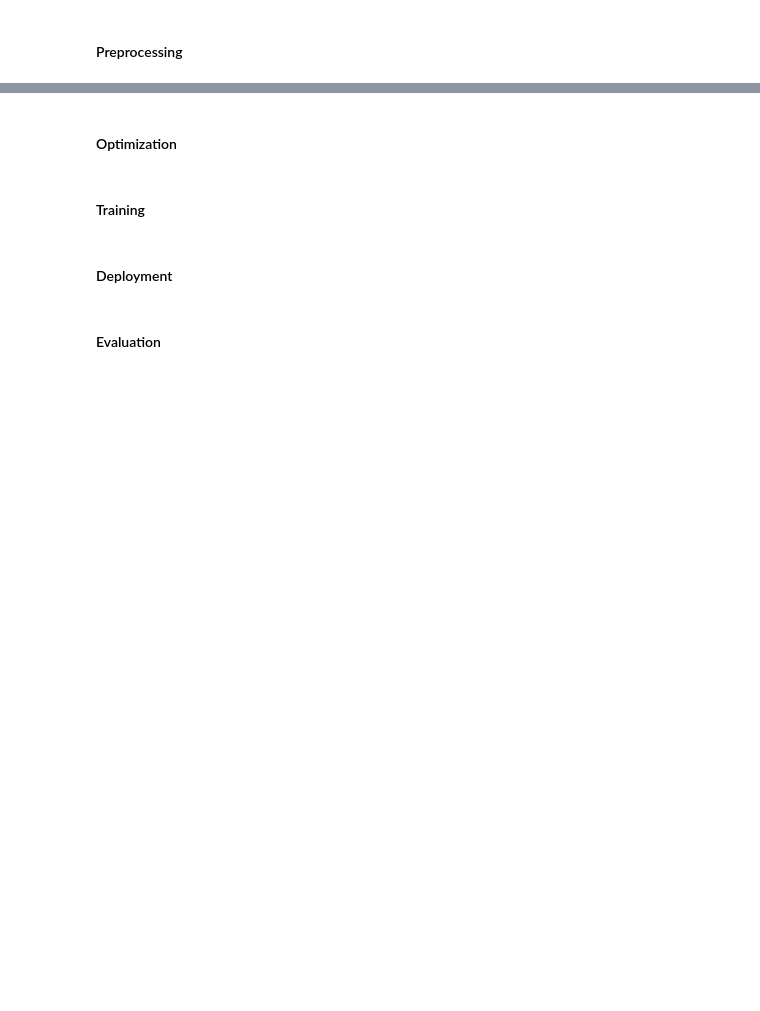
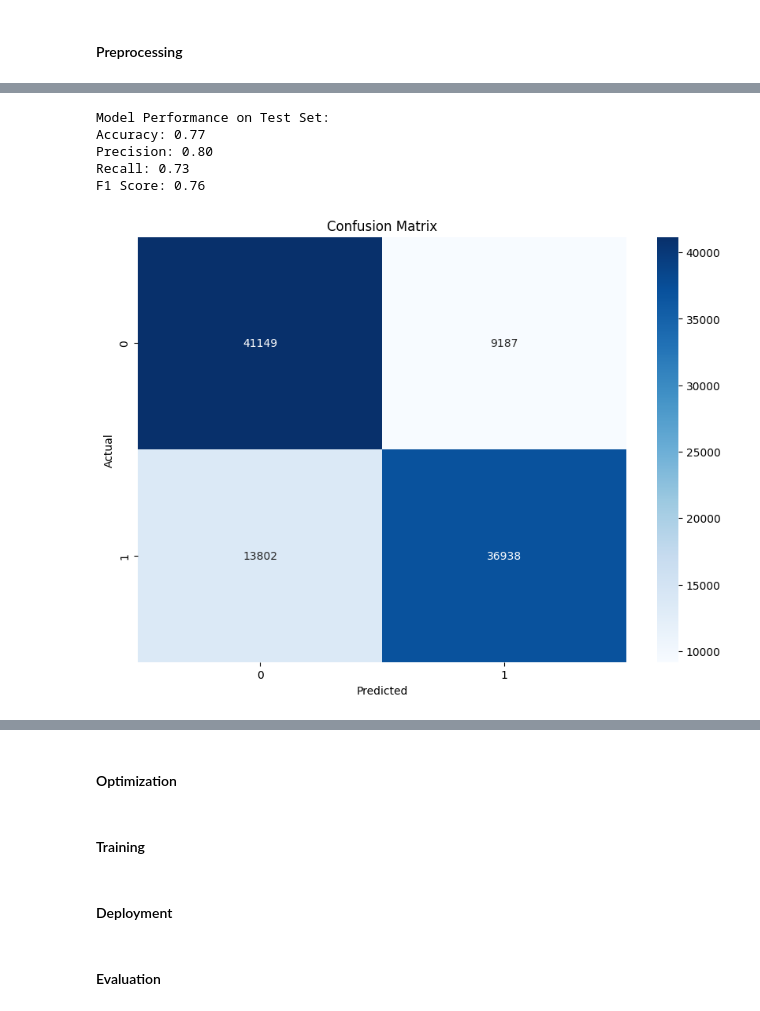
Before and after one commit to pasottimatteo98/NLP_SarcasmDetector, a Jupyter notebook: NLP_pytorch_sarcasm.ipynb, the cells around one changed output, grey strips where cells are left out. Cells and saved outputs as stored; diff of their text form; code cells hidden in the pictures; blank space fills up the shorter version.

```diff
--- a/NLP_pytorch_sarcasm.ipynb
+++ b/NLP_pytorch_sarcasm.ipynb
@@ -1362,0 +1570,59 @@ This process was applied to both the training and testing datasets, ensuring tha
+# %%
+# Evaluation on test dataset
+def prepare_data(data):
+    input_ids, attention_masks = encode_comments(data['comment'])
+    return input_ids, attention_masks
+
+# Assuming you have a test_data DataFrame
+test_data = pd.read_csv("test_sarcasm.csv")  # Make sure to replace with your actual test data file
+input_ids, attention_masks = prepare_data(test_data)
+labels = torch.tensor(test_data['label'].values)
+
+# Create the DataLoader
+test_dataset = TensorDataset(input_ids, attention_masks, labels)
+test_dataloader = DataLoader(test_dataset, batch_size=32)
+
+# Evaluation
+predictions = []
+true_labels = []
+
+for batch in test_dataloader:
+    b_input_ids = batch[0].to(device)
+    b_attention_mask = batch[1].to(device)
+    b_labels = batch[2].to(device)
+
+    with torch.no_grad():
+        outputs = model(b_input_ids, attention_mask=b_attention_mask)
+
+    logits = outputs.logits
+    batch_predictions = torch.argmax(logits, dim=1).flatten()
+
+    predictions.extend(batch_predictions.cpu().numpy())
+    true_labels.extend(b_labels.cpu().numpy())
+# %%
+# Calculate metrics
+accuracy = accuracy_score(true_labels, predictions)
+precision, recall, f1, _ = precision_recall_fscore_support(true_labels, predictions, average='binary')
+
+print("Model Performance on Test Set:")
+print(f"Accuracy: {accuracy:.2f}")
+print(f"Precision: {precision:.2f}")
+print(f"Recall: {recall:.2f}")
+print(f"F1 Score: {f1:.2f}")
+# %% [output]
+Model Performance on Test Set:
+Accuracy: 0.77
+Precision: 0.80
+Recall: 0.73
+F1 Score: 0.76
+# %%
+# Confusion Matrix
+cm = confusion_matrix(true_labels, predictions)
+plt.figure(figsize=(10,7))
+sns.heatmap(cm, annot=True, fmt='d', cmap='Blues')
+plt.title('Confusion Matrix')
+plt.ylabel('Actual')
+plt.xlabel('Predicted')
+plt.show()
+# %% [output]
+[figure, added]
```
Also changed, not shown: parts of 67 cells of this notebook, 13 other files.
